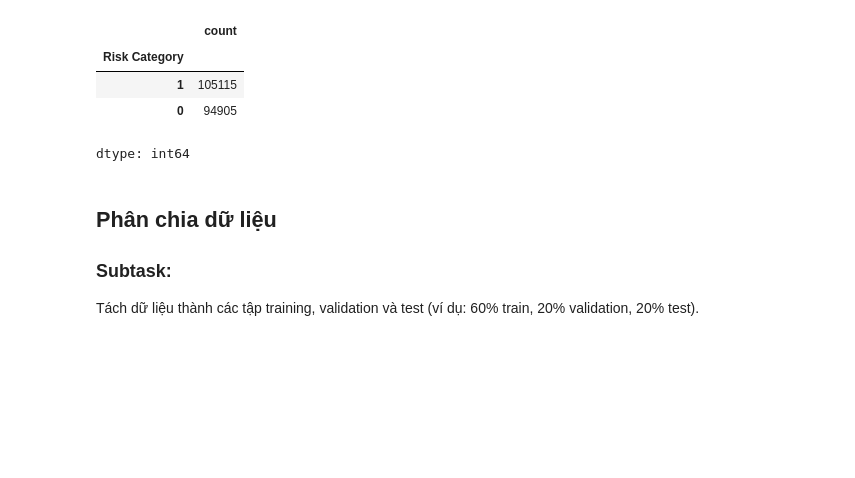
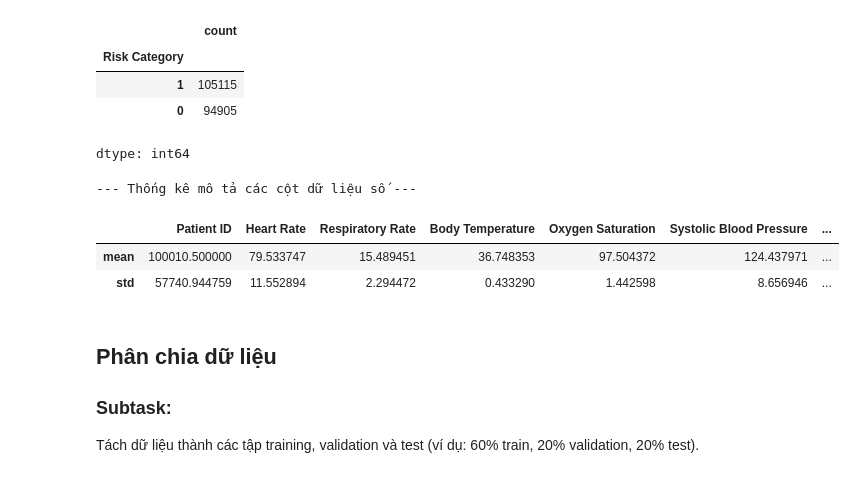
Before and after one commit to hothai19o5/last_dance_train_model, a Jupyter notebook: Detect_Irregular_Heartbeat.ipynb, the cells around one changed output. Saved outputs shown, nothing was run; the diff lists cells and outputs as text; code cells hidden in the pictures; blank space fills up the shorter version.

```diff
--- a/Detect_Irregular_Heartbeat.ipynb
+++ b/Detect_Irregular_Heartbeat.ipynb
@@ -94,6 +94,16 @@ display(y.value_counts())
 | 1 | 105115 |
 | 0 | 94905 |
 dtype: int64
+# %%
+print("\n--- Thống kê mô tả các cột dữ liệu số ---")
+# Select only numerical columns for describe
+numerical_cols = df.select_dtypes(include=['int64', 'float64']).columns
+display(df[numerical_cols].describe().loc[['mean', 'std']])
+# %% [output]
+--- Thống kê mô tả các cột dữ liệu số ---
+|  | Patient ID | Heart Rate | Respiratory Rate | Body Temperature | Oxygen Saturation | Systolic Blood Pressure | ... |
+| mean | 100010.500000 | 79.533747 | 15.489451 | 36.748353 | 97.504372 | 124.437971 | ... |
+| std | 57740.944759 | 11.552894 | 2.294472 | 0.433290 | 1.442598 | 8.656946 | ... |
 # %% [markdown]
 ## Phân chia dữ liệu
 
```
